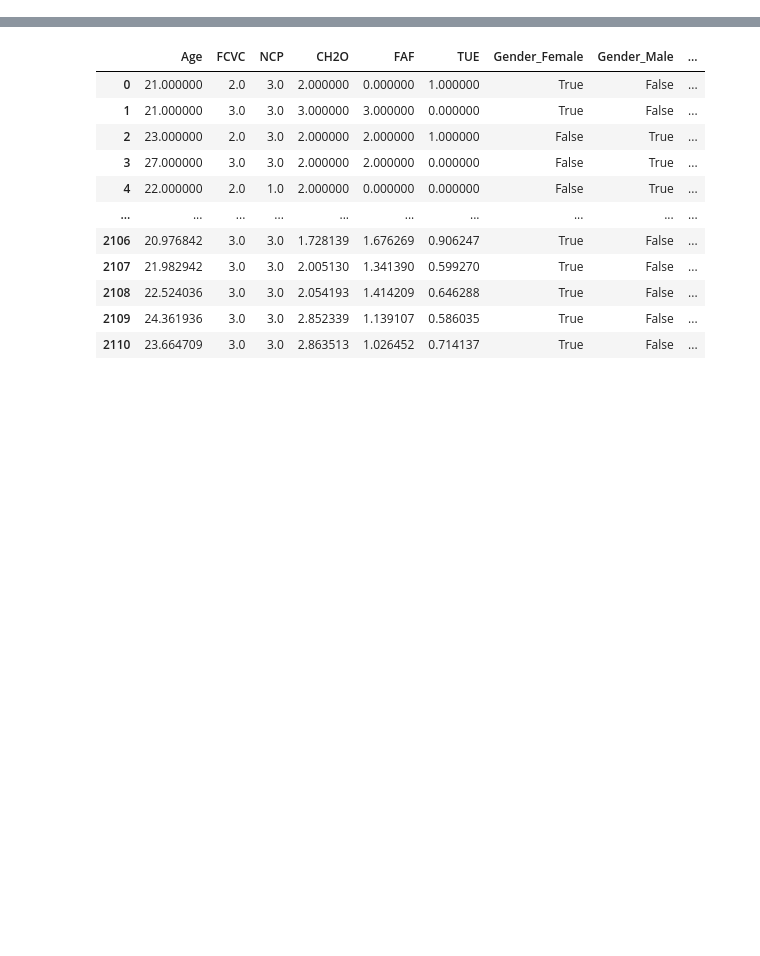
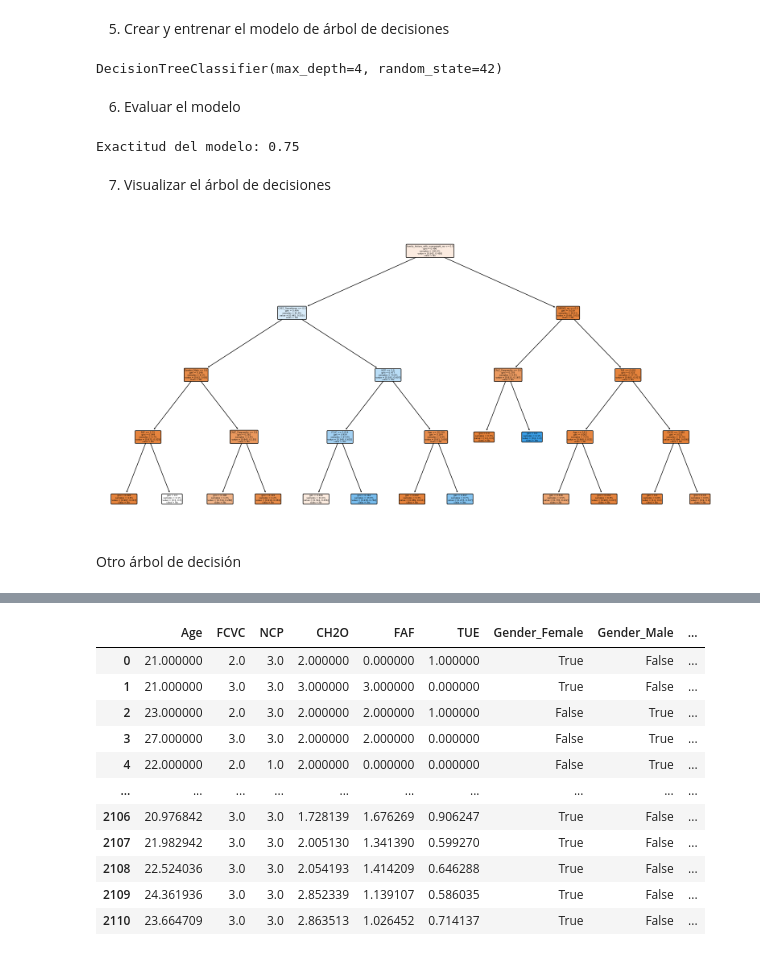
Before and after one commit to purplefunke/Entrega1_Taller, a Jupyter notebook: Cuadernos/Aprendizaje_supervisado.ipynb, the cells around one changed output, grey strips where cells are left out. Cells and saved outputs as stored; diff of their text form; code cells hidden in the pictures; blank space fills up the shorter version.

```diff
--- a/Cuadernos/Aprendizaje_supervisado.ipynb
+++ b/Cuadernos/Aprendizaje_supervisado.ipynb
@@ -165,0 +312,16 @@ Index(['Gender', 'Age', 'family_history_with_overweight', 'FAVC', 'FCVC',
+# %%
+ObesN_num=Obes1.select_dtypes(include='number')
+ObesN_num_X=ObesN_num.drop(columns='NObeyesdad')
+
+
+from sklearn.preprocessing import StandardScaler
+
+
+scaler=StandardScaler()
+
+Obes_num_transformed=scaler.fit_transform(ObesN_num_X)
+
+y=ObesN_num['NObeyesdad']
+
+Obes_num_X_transformed=pd.DataFrame(Obes_num_transformed, columns=ObesN_num_X.columns)
+Obes_num_X_transformed.head()
@@ -165,0 +337,4 @@ Index(['Gender', 'Age', 'family_history_with_overweight', 'FAVC', 'FCVC',
+# %%
+X=pd.concat([ObesN_num_X,ObesC_cat],axis=1)
+
+X.head()
@@ -165,0 +350,26 @@ Index(['Gender', 'Age', 'family_history_with_overweight', 'FAVC', 'FCVC',
+# %%
+X_train, X_test, y_train, y_test = train_test_split(X, y, test_size=0.2, random_state=42)
+# %% [markdown]
+5. Crear y entrenar el modelo de árbol de decisiones
+# %%
+Modelo = DecisionTreeClassifier(max_depth=4, random_state=42)
+Modelo.fit(X_train, y_train)
+# %% [output]
+DecisionTreeClassifier(max_depth=4, random_state=42)
+# %% [markdown]
+6. Evaluar el modelo
+# %%
+y_pred = Modelo.predict(X_test)
+print(f"Exactitud del modelo: {accuracy_score(y_test, y_pred):.2f}")
+# %% [output]
+Exactitud del modelo: 0.75
+# %% [markdown]
+7. Visualizar el árbol de decisiones
+# %%
+plt.figure(figsize=(20,10))
+plot_tree(Modelo, filled=True, feature_names=X.columns, class_names=['No', 'Yes'], rounded=True, proportion=True)
+plt.show()
+# %% [output]
+[figure, added]
+# %% [markdown]
+Otro árbol de decisión
```
Also changed, not shown: parts of 73 cells of this notebook, 2 other files.
